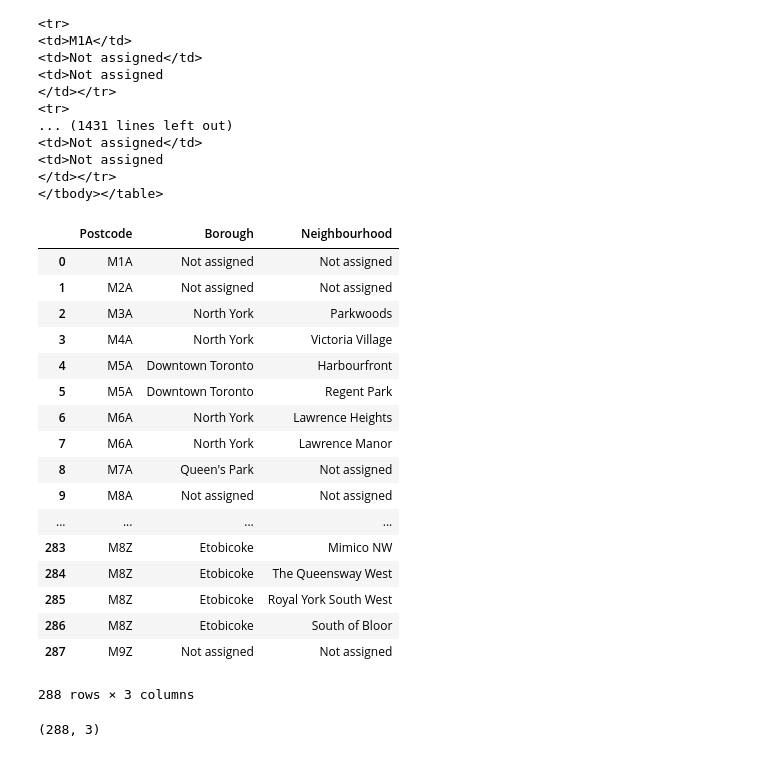
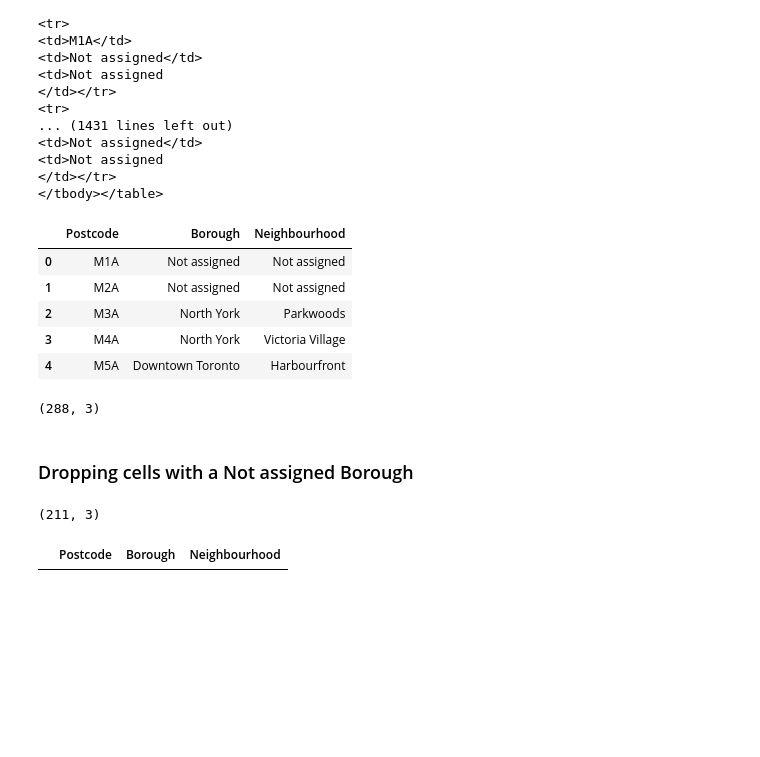
Before and after one commit to derickcity/Capstone-IBM-DS, a Jupyter notebook: Capstone Project Notebook.ipynb, the cells around one changed output. Cells and saved outputs as stored; diff of their text form; code cells hidden in the pictures; blank space fills up the shorter version.

```diff
--- a/Capstone Project Notebook.ipynb
+++ b/Capstone Project Notebook.ipynb
@@ -121,28 +121,18 @@ right_table
 # %%
 df=pd.DataFrame(A,columns=['Postcode'])
 df['Borough']=B
 df['Neighbourhood']=C
-df
+df.head()
 # %% [output]
 |  | Postcode | Borough | Neighbourhood |
 | 0 | M1A | Not assigned | Not assigned |
 | 1 | M2A | Not assigned | Not assigned |
 | 2 | M3A | North York | Parkwoods |
 | 3 | M4A | North York | Victoria Village |
 | 4 | M5A | Downtown Toronto | Harbourfront |
-| 5 | M5A | Downtown Toronto | Regent Park |
-| 6 | M6A | North York | Lawrence Heights |
-| 7 | M6A | North York | Lawrence Manor |
-| 8 | M7A | Queen's Park | Not assigned |
-| 9 | M8A | Not assigned | Not assigned |
-| ... | ... | ... | ... |
-| 283 | M8Z | Etobicoke | Mimico NW |
-| 284 | M8Z | Etobicoke | The Queensway West |
-| 285 | M8Z | Etobicoke | Royal York South West |
-| 286 | M8Z | Etobicoke | South of Bloor |
-| 287 | M9Z | Not assigned | Not assigned |
-288 rows × 3 columns
 # %%
 df.shape
 # %% [output]
 (288, 3)
+# %% [markdown]
+### Dropping cells with a Not assigned Borough
@@ -148,0 +141,9 @@ df.shape
+# %%
+df.shape
+# %% [output]
+(211, 3)
+# %%
+#confirming that the Not assigned cells no longer exists
+df[df['Borough'] == 'Not assigned']
+# %% [output]
+|  | Postcode | Borough | Neighbourhood |
```
Also changed, not shown: parts of 12 cells of this notebook.
